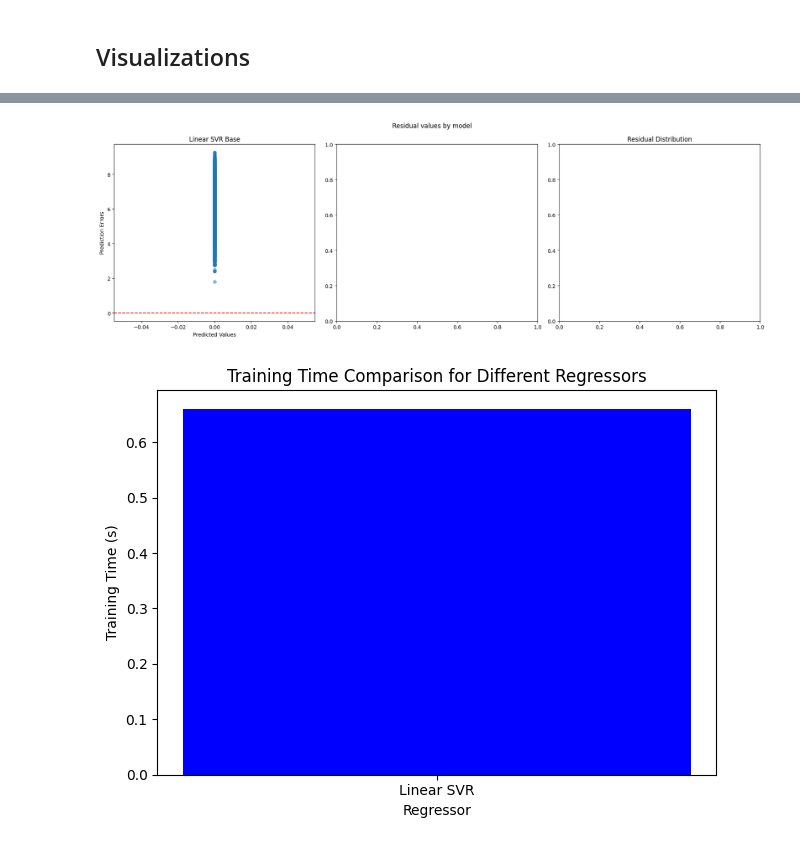
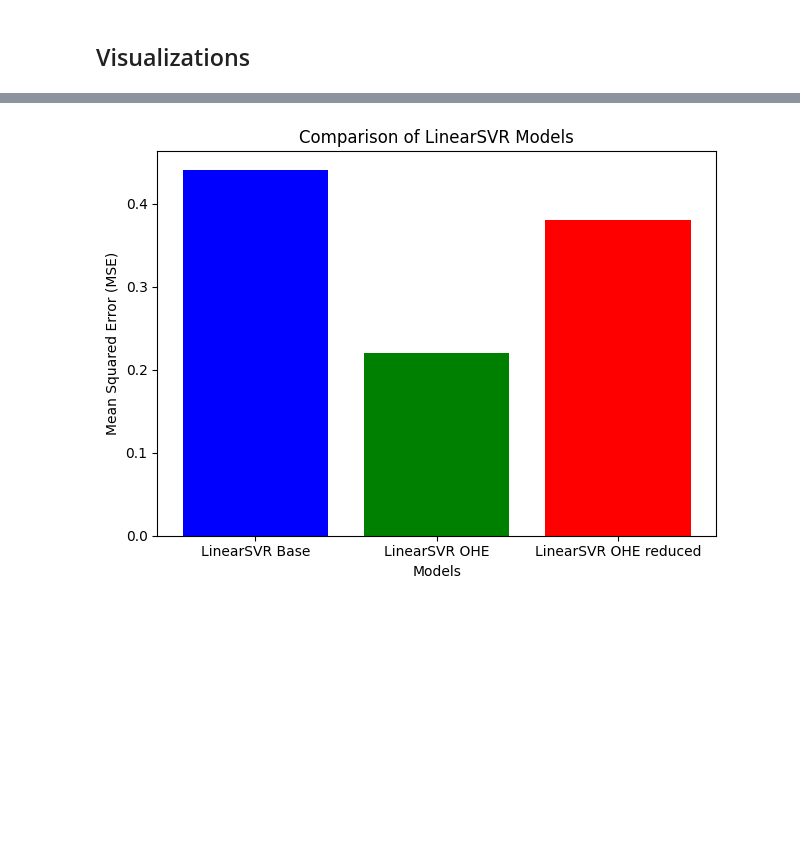
Before and after one commit to RasKrebs/pricing_wizards, a Jupyter notebook: notebooks/svm.ipynb, the cells around one changed output, grey strips where cells are left out. Saved outputs shown, nothing was run; the diff lists cells and outputs as text; code cells hidden in the pictures; blank space fills up the shorter version.

```diff
--- a/notebooks/svm.ipynb
+++ b/notebooks/svm.ipynb
@@ -205,7 +173,7 @@ pipeline = Pipeline([
 ])
 
 cv_scores: list = cross_val_score(pipeline, drop_helpers(data.X_train), data.y_train, scoring='neg_mean_squared_error', cv=5)
-mse_mean_cv: float = -np.mean(cv_scores)
+mse_mean_cv_ohe: float = -np.mean(cv_scores)
 
 # Fit the pipeline on the training data
 pipeline.fit(drop_helpers(data.X_train), data.y_train)
@@ -216,5 +184,5 @@ y_pred_test_ohe = pipeline.predict(drop_helpers(data.X_test))
 # Evaluate the model
 y_test_ohe = data.y_test
 regression_accuracy(y_pred_test_ohe, y_test_ohe)
-print("Cross-validation Score:", mse_mean_cv)
+print("Cross-validation Score:", mse_mean_cv_ohe)
 # %% [output]
@@ -301,63 +332,19 @@ plt.show(fig)
-# %%
-# residuals
-pipelines = [(y_pred_test_base, y_test_base), (y_pred_test_ohe, y_test_ohe)]
-labels= ["Linear SVR Base", "Linear SVR OHE", "SVR poly"]
-
-num_models = len(models)
-num_cols = 3
-num_rows = math.ceil(num_models / num_cols)
-
-fig, axs = plt.subplots(num_rows, num_cols, figsize=(18, 6*num_rows), tight_layout=True)
-
-for i, model in enumerate(models):
-    # Calculate residuals
-    prediction_error = y_test - y_pred_test
-
-    # Plot the scatter plot on the specific subplot
-    axs[i].scatter(y_pred_test, prediction_error, alpha=0.5)
-    axs[i].axhline(y=0, color='r', linestyle='--')
-    axs[i].set_title(labels[i])
-    axs[i].set_xlabel('Predicted Values')
-    axs[i].set_ylabel('Prediction Errors')
-
-plt.suptitle("Residual values by model")
-
-plt.title('Residual Distribution')
-plt.show()
-# %% [output]
-[figure, removed]
 # %%
 # model evaluation
-regressor_names = [result.label for results in results.values() for result in results]
-
-mse_mean_cv_values = [result.mse_mean_cv for results in results.values() for result in results]
-mse_test_values = [result.mse_test for results in results.values() for result in results]
-
-bar_width = 0.35
-index = range(len(regressor_names))
+pipelines = [mse_mean_cv_linear, mse_mean_cv_ohe, mse_mean_cv_ohe_reduced]
+labels= ["LinearSVR Base", "LinearSVR OHE", "LinearSVR OHE reduced"]
 
 fig, ax = plt.subplots(tight_layout=True)
-bar1 = ax.bar(index, mse_mean_cv_values, bar_width, label='MSE Mean CV')
-bar2 = ax.bar([i + bar_width for i in index], mse_test_values, bar_width, label='MSE Test')
 
-ax.set_xlabel('Regressor')
-ax.set_ylabel('Mean Squared Error (MSE)')
-ax.set_title('MSE Mean CV and MSE Test for Each Regressor')
-ax.set_xticks([i + bar_width / 2 for i in index])
-ax.set_xticklabels(regressor_names)
-ax.legend()
+# Create a bar plot
+plt.bar(labels, pipelines, color=['blue', 'green', 'red'])
 
+# Add labels and title
+plt.xlabel('Models')
+plt.ylabel('Mean Squared Error (MSE)')
+plt.title('Comparison of LinearSVR Models')
+
+# Show the plot
 plt.show(fig)
+# %% [output]
+[figure, added]
-# %%
-regressor_names = ["Linear SVR"]
-training_times = [training_time_linear]
-
-fig, ax = plt.subplots(tight_layout=True)
-ax.bar(regressor_names, training_times, color='blue')
-ax.set_xlabel('Regressor')
-ax.set_ylabel('Training Time (s)')
-ax.set_title('Training Time Comparison for Different Regressors')
-
-plt.show(fig)
-# %% [output]
-[figure, removed]
```
Also changed, not shown: parts of 28 cells of this notebook, 1 other file.
